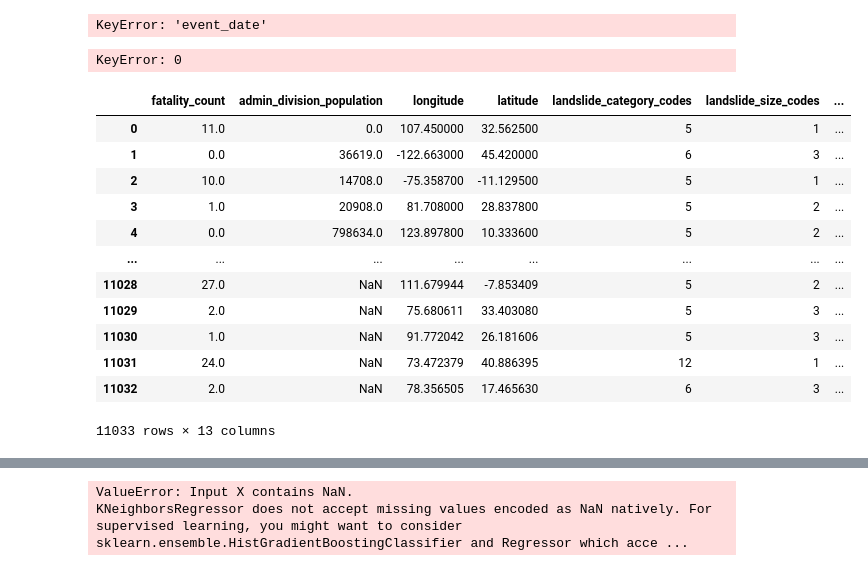
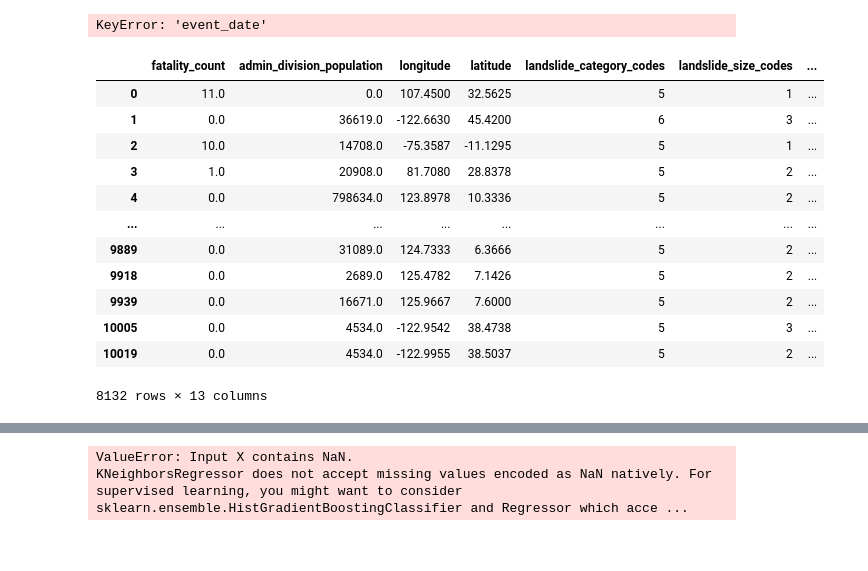
Before and after one commit to Luke-Bilhorn/CaSaL-ML, a Jupyter notebook: Landslides.ipynb, the cells around one changed output, grey strips where cells are left out. Saved outputs shown, nothing was run; the diff lists cells and outputs as text; code cells hidden in the pictures.

```diff
--- a/Landslides.ipynb
+++ b/Landslides.ipynb
@@ -65,24 +65,24 @@ del df['datetime']
 del df['event_date']
 # %% [output]
 KeyError: 'event_date'
-# %%
-a = sum([np.isnan(df[0][n]) for n in range(len(df))])
-# %% [output]
-KeyError: 0
 # %%
-df
+nan_filtered_df = df[df[['fatality_count', 'admin_division_population', 'longitude', 'latitude',
+                         'landslide_category_codes', 'landslide_size_codes', 'landslide_trigger_codes',
+                         'landslide_setting_codes', 'country_code_codes', 'year', 'day_of_year',
+                         'minute_of_day', 'unix_timestamp']].notnull().all(1)]
+nan_filtered_df
 # %% [output]
 |  | fatality_count | admin_division_population | longitude | latitude | landslide_category_codes | landslide_size_codes | ... |
-| 0 | 11.0 | 0.0 | 107.450000 | 32.562500 | 5 | 1 | ... |
-| 1 | 0.0 | 36619.0 | -122.663000 | 45.420000 | 6 | 3 | ... |
-| 2 | 10.0 | 14708.0 | -75.358700 | -11.129500 | 5 | 1 | ... |
-| 3 | 1.0 | 20908.0 | 81.708000 | 28.837800 | 5 | 2 | ... |
-| 4 | 0.0 | 798634.0 | 123.897800 | 10.333600 | 5 | 2 | ... |
+| 0 | 11.0 | 0.0 | 107.4500 | 32.5625 | 5 | 1 | ... |
+| 1 | 0.0 | 36619.0 | -122.6630 | 45.4200 | 6 | 3 | ... |
+| 2 | 10.0 | 14708.0 | -75.3587 | -11.1295 | 5 | 1 | ... |
+| 3 | 1.0 | 20908.0 | 81.7080 | 28.8378 | 5 | 2 | ... |
+| 4 | 0.0 | 798634.0 | 123.8978 | 10.3336 | 5 | 2 | ... |
 | ... | ... | ... | ... | ... | ... | ... | ... |
-| 11028 | 27.0 | NaN | 111.679944 | -7.853409 | 5 | 2 | ... |
-| 11029 | 2.0 | NaN | 75.680611 | 33.403080 | 5 | 3 | ... |
-| 11030 | 1.0 | NaN | 91.772042 | 26.181606 | 5 | 3 | ... |
-| 11031 | 24.0 | NaN | 73.472379 | 40.886395 | 12 | 1 | ... |
-| 11032 | 2.0 | NaN | 78.356505 | 17.465630 | 6 | 3 | ... |
+| 9889 | 0.0 | 31089.0 | 124.7333 | 6.3666 | 5 | 2 | ... |
+| 9918 | 0.0 | 2689.0 | 125.4782 | 7.1426 | 5 | 2 | ... |
+| 9939 | 0.0 | 16671.0 | 125.9667 | 7.6000 | 5 | 2 | ... |
+| 10005 | 0.0 | 4534.0 | -122.9542 | 38.4738 | 5 | 3 | ... |
+| 10019 | 0.0 | 4534.0 | -122.9955 | 38.5037 | 5 | 2 | ... |
-11033 rows × 13 columns
+8132 rows × 13 columns
 # %%
```
Also changed, not shown: parts of 2 cells of this notebook.
